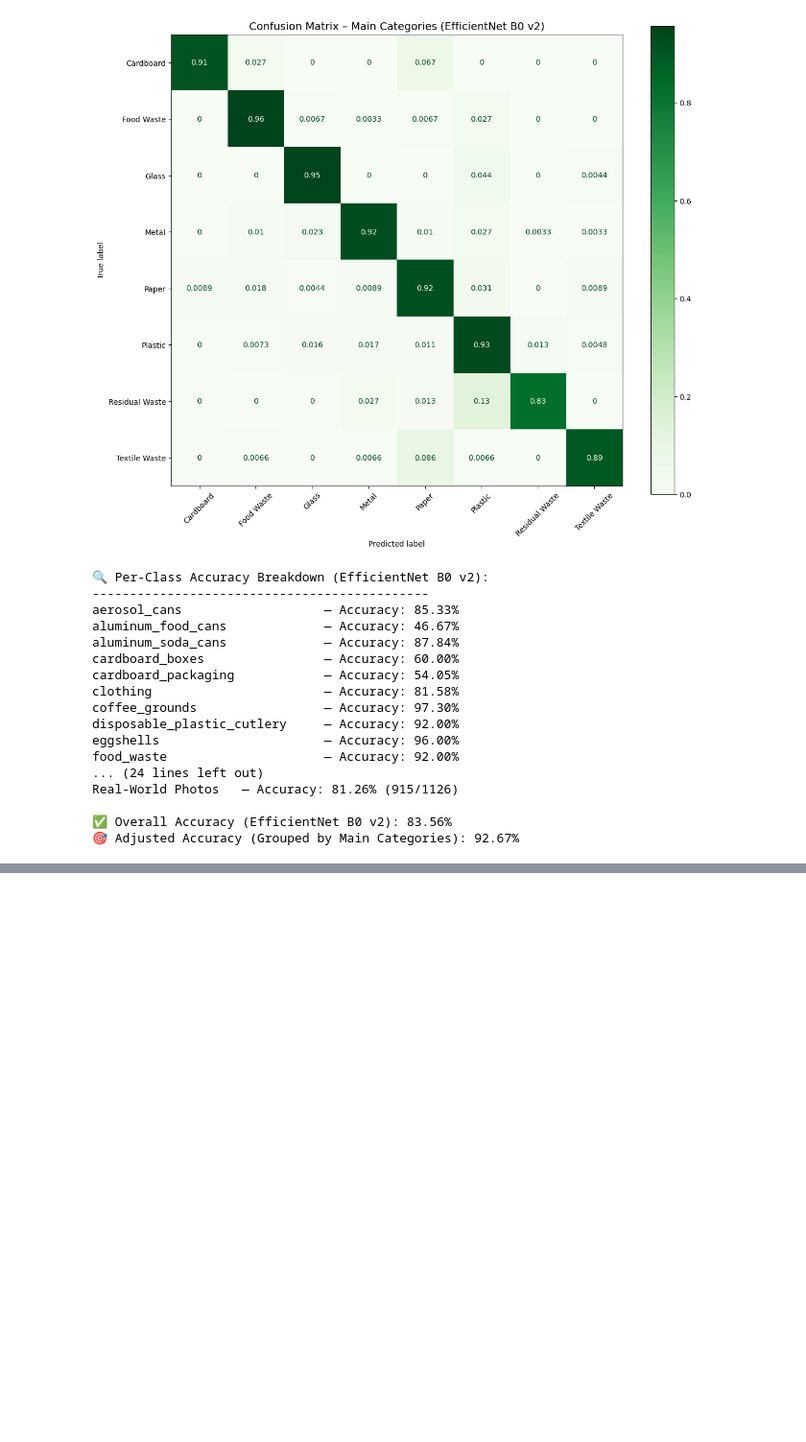
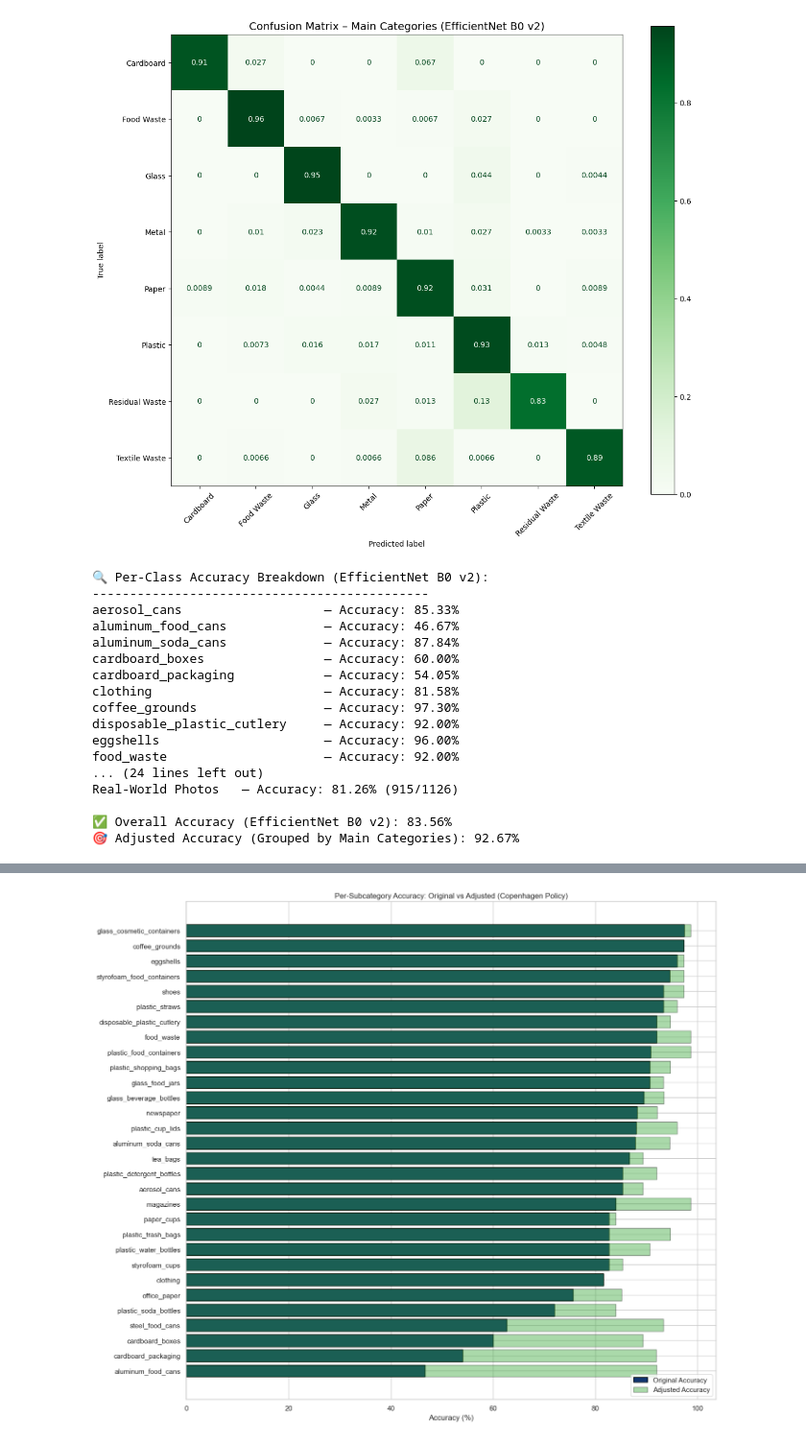
Before and after one commit to skozub25/Waste-Classification, a Jupyter notebook: luke2.ipynb, the cells around one changed output, grey strips where cells are left out. Shown at 96% size. Cells and saved outputs as stored; diff of their text form; code cells hidden in the pictures; blank space fills up the shorter version.

```diff
--- a/luke2.ipynb
+++ b/luke2.ipynb
@@ -1484,5 +234,0 @@ Real-World Photos   — Accuracy: 42.78% (471/1101)
-# %%
-correct = sum(class_correct)
-total = sum(class_total)
-overall_acc = 100 * correct / total
-print(f"\n✅ Overall Test Accuracy (Random Split): {overall_acc:.2f}%")
@@ -1498,8 +234,0 @@ import torch.nn.functional as F
-# %%
-from torch.utils.data import random_split
-
-# 80-20 split
-train_size = int(0.8 * len(full_dataset))
-val_size = len(full_dataset) - train_size
-
-train_dataset, val_dataset = random_split(full_dataset, [train_size, val_size])
@@ -1815,5 +234,0 @@ tea_bags                       — Accuracy: 53.25%
-# %%
-correct = sum(class_correct)
-total = sum(class_total)
-overall_acc = 100 * correct / total
-print(f"\n✅ Overall Test Accuracy: {overall_acc:.2f}%")
@@ -3472,0 +2670,75 @@ Real-World Photos   — Accuracy: 81.26% (915/1126)
+# %%
+import pandas as pd
+import matplotlib.pyplot as plt
+import seaborn as sns
+
+# Initialize per-subcategory accuracy data
+subcategory_data = {
+    "subcategory": [],
+    "main_category": [],
+    "original_accuracy": [],
+    "adjusted_accuracy": [],
+}
+
+# Build original and adjusted per-subcategory accuracy
+for i, class_name in enumerate(full_dataset_val.classes):
+    subcategory_data["subcategory"].append(class_name)
+    main_cat = subcategory_to_main_category[class_name]
+    subcategory_data["main_category"].append(main_cat)
+
+    total = b0v2_class_total[i]
+    correct = b0v2_class_correct[i]
+    orig_acc = 100 * correct / total if total > 0 else 0.0
+    subcategory_data["original_accuracy"].append(orig_acc)
+
+    # Adjusted accuracy per instance
+    adjusted_correct = 0
+    for true_label, pred_label in zip(b0v2_all_labels, b0v2_all_preds):
+        if true_label == i:
+            pred_class_name = idx_to_class[pred_label]
+            pred_main = subcategory_to_main_category.get(pred_class_name)
+            if main_cat == "Residual Waste" and pred_main == "Paper" and class_name == "paper_cups":
+                adjusted_correct += 1
+            elif pred_main == main_cat:
+                adjusted_correct += 1
+    adj_acc = 100 * adjusted_correct / total if total > 0 else 0.0
+    subcategory_data["adjusted_accuracy"].append(adj_acc)
+
+# Convert to DataFrame
+df = pd.DataFrame(subcategory_data)
+df_sorted = df.sort_values(by="original_accuracy", ascending=True)
+
+# Plotting
+plt.figure(figsize=(14, 12))
+sns.set(style="whitegrid")
+
+# Use two distinct colors
+original_color = "#113570"  # blue
+adjusted_color = "#2ca02c"  # green
+
+
+plt.barh(
+    df_sorted["subcategory"],
+    df_sorted["original_accuracy"],
+    color=original_color,
+    alpha=1.0,
+    edgecolor='black',
+    label="Original Accuracy"
+)
+
+plt.barh(
+    df_sorted["subcategory"],
+    df_sorted["adjusted_accuracy"],
+    color=adjusted_color,
+    alpha=0.4,
+    edgecolor='black',
+    label="Adjusted Accuracy"
+)
+
+plt.xlabel("Accuracy (%)")
+plt.title("Per-Subcategory Accuracy: Original vs Adjusted (Copenhagen Policy)")
+plt.legend()
+plt.tight_layout()
+plt.show()
+# %% [output]
+[figure, added]
```
Also changed, not shown: parts of 76 cells of this notebook, 2 other files.
